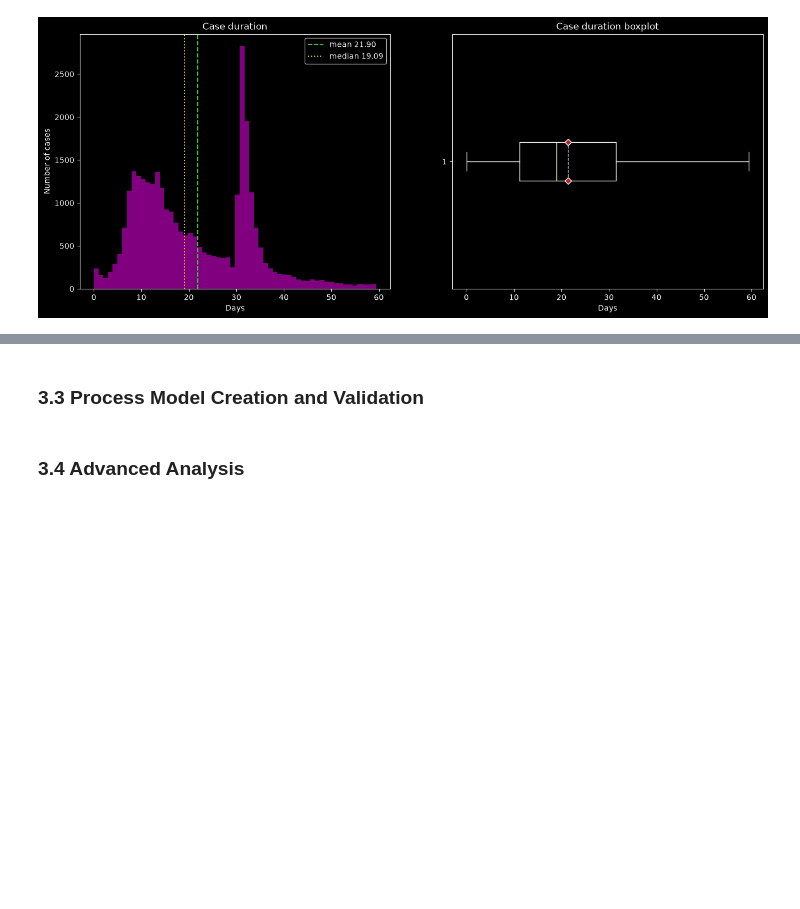
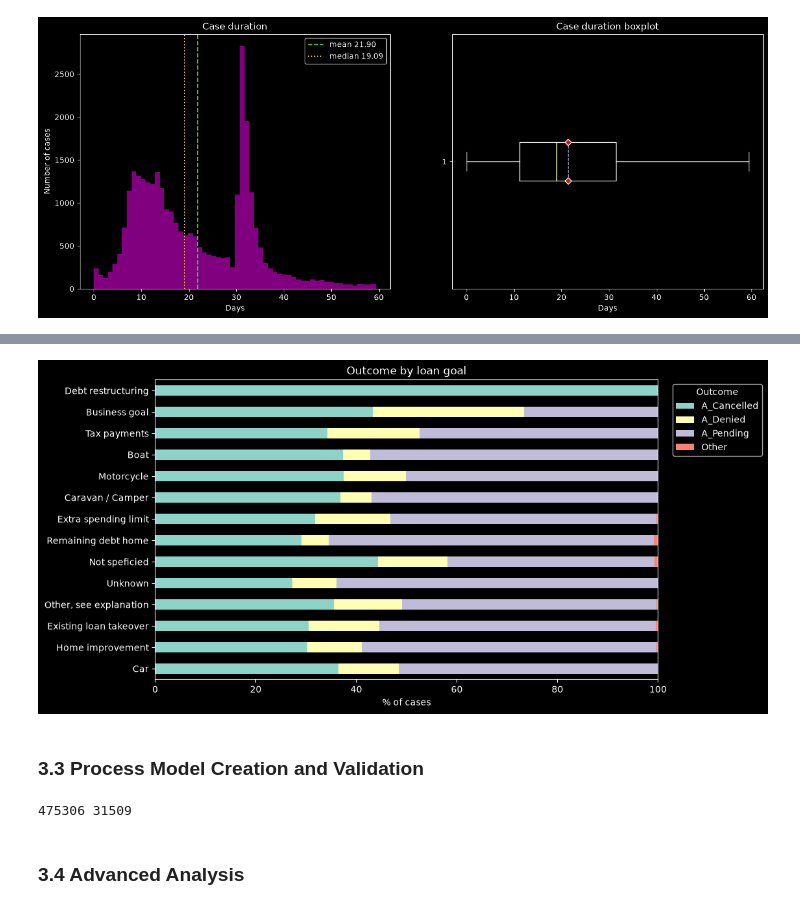
Before and after one commit to M1l3na24/First-Assignment-BPPSO-WS26-27, a Jupyter notebook: assignmentI.ipynb, the cells around one changed output, grey strips where cells are left out. Saved outputs shown, nothing was run; the diff lists cells and outputs as text; code cells hidden in the pictures; blank space fills up the shorter version.

```diff
--- a/assignmentI.ipynb
+++ b/assignmentI.ipynb
@@ -346,5 +423,23 @@ axes[1].set(title="Case duration boxplot", xlabel="Days")
+# %%
+ct = pd.crosstab(cases["loan_goal"], cases["outcome"], normalize="index") * 100
+ct = ct.loc[cases["loan_goal"].value_counts().index]   # biggest groups first
+
+ax = ct.plot(kind="barh", stacked=True, figsize=(10, 6))
+ax.set(title="Outcome by loan goal", xlabel="% of cases", ylabel="")
+ax.legend(title="Outcome", bbox_to_anchor=(1.02, 1), loc="upper left")
+plt.show()
+# %% [output]
+[figure, added]
 # %% [markdown]
 ### **3.3 Process Model Creation and Validation**
+# %%
+# The BPIC-17 log has several lifecycle transitions per activity (start, complete, suspend, and so on),
+# A common first design decision is to keep only complete events. You can test both and justify your choice in the report.
+
+log = df[df["lifecycle:transition"] == "complete"].copy()
+print(len(log), log["case:concept:name"].nunique())
+# %% [output]
+475306 31509
 # %% [markdown]
 ### **3.4 Advanced Analysis**
 # %% [markdown]
```
Also changed, not shown: parts of 14 cells of this notebook, 2 other files.
